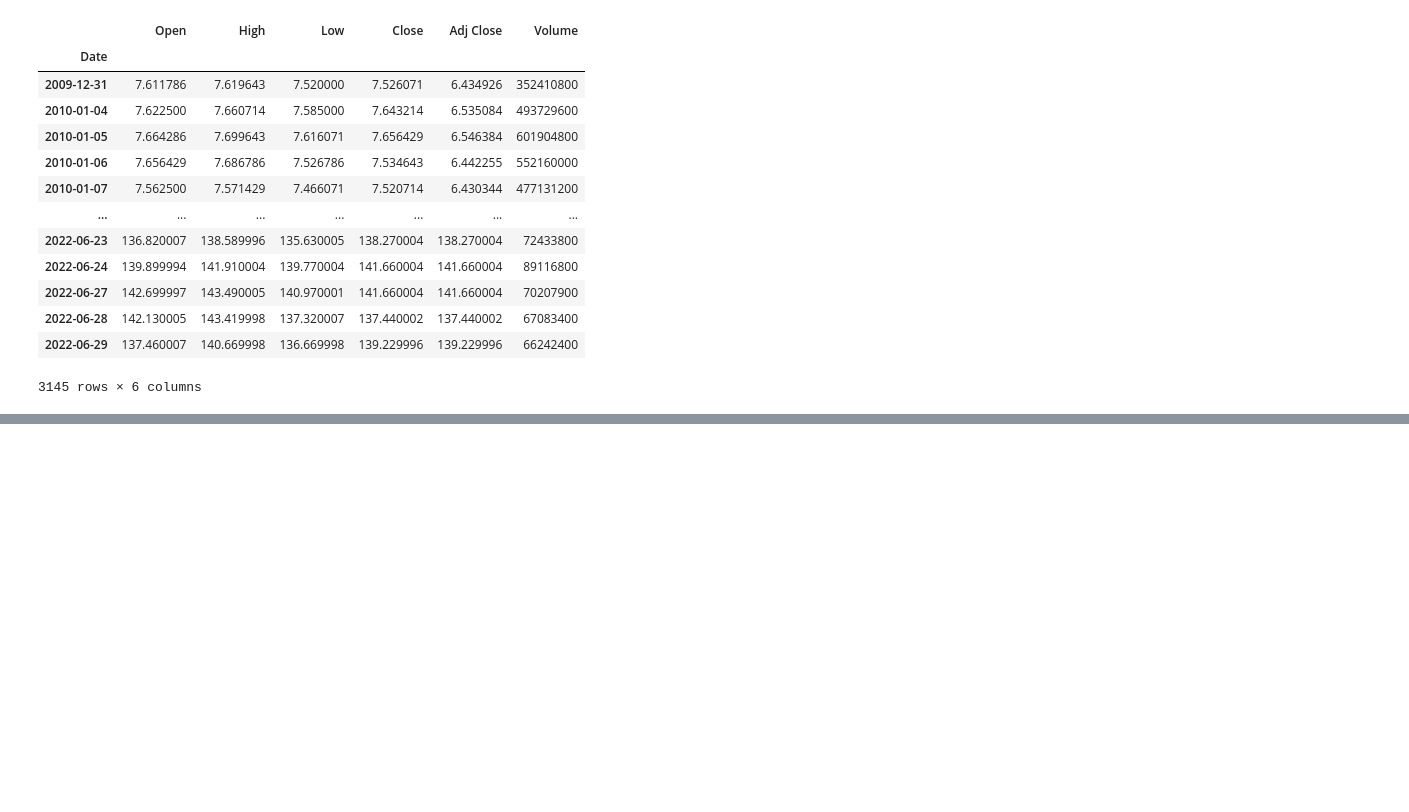
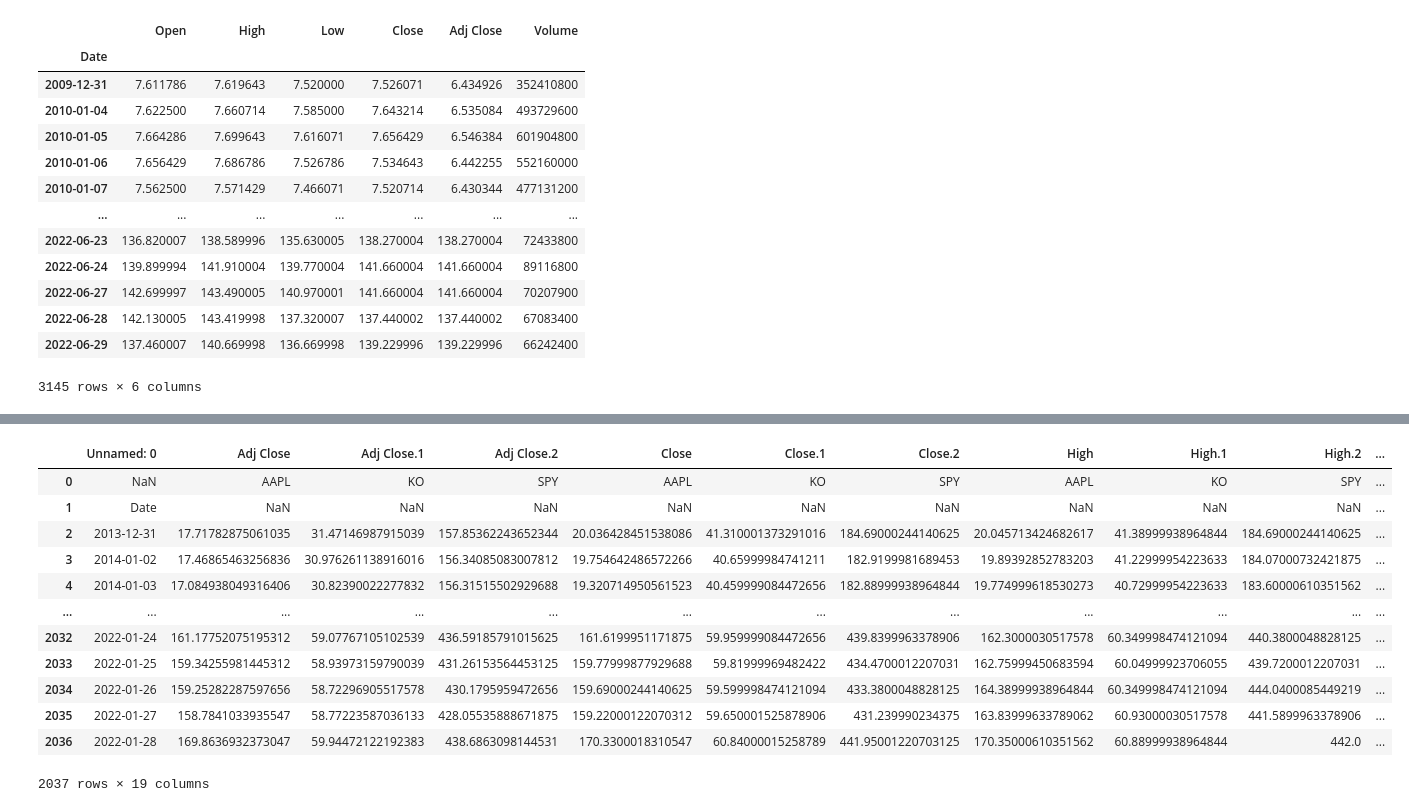
Before and after one commit to Janadhi14/Algo-trading, a Jupyter notebook: Introduction.ipynb, the cells around one changed output, grey strips where cells are left out. Cells and saved outputs as stored; diff of their text form; code cells hidden in the pictures; blank space fills up the shorter version.

```diff
--- a/Introduction.ipynb
+++ b/Introduction.ipynb
@@ -54,0 +104,20 @@ stocks
+# %%
+# now we are going to read a csv using pandas
+stocks= pd.read_csv("tickers.csv");
+# this will import the csv file and set it equal to the variable stocks
+# %%
+stocks
+# %% [output]
+|  | Unnamed: 0 | Adj Close | Adj Close.1 | Adj Close.2 | Close | Close.1 | Close.2 | High | High.1 | High.2 | ... |
+| 0 | NaN | AAPL | KO | SPY | AAPL | KO | SPY | AAPL | KO | SPY | ... |
+| 1 | Date | NaN | NaN | NaN | NaN | NaN | NaN | NaN | NaN | NaN | ... |
+| 2 | 2013-12-31 | 17.71782875061035 | 31.47146987915039 | 157.85362243652344 | 20.036428451538086 | 41.310001373291016 | 184.69000244140625 | 20.045713424682617 | 41.38999938964844 | 184.69000244140625 | ... |
+| 3 | 2014-01-02 | 17.46865463256836 | 30.976261138916016 | 156.34085083007812 | 19.754642486572266 | 40.65999984741211 | 182.9199981689453 | 19.89392852783203 | 41.22999954223633 | 184.07000732421875 | ... |
+| 4 | 2014-01-03 | 17.084938049316406 | 30.82390022277832 | 156.31515502929688 | 19.320714950561523 | 40.459999084472656 | 182.88999938964844 | 19.774999618530273 | 40.72999954223633 | 183.60000610351562 | ... |
+| ... | ... | ... | ... | ... | ... | ... | ... | ... | ... | ... | ... |
+| 2032 | 2022-01-24 | 161.17752075195312 | 59.07767105102539 | 436.59185791015625 | 161.6199951171875 | 59.959999084472656 | 439.8399963378906 | 162.3000030517578 | 60.349998474121094 | 440.3800048828125 | ... |
+| 2033 | 2022-01-25 | 159.34255981445312 | 58.93973159790039 | 431.26153564453125 | 159.77999877929688 | 59.81999969482422 | 434.4700012207031 | 162.75999450683594 | 60.04999923706055 | 439.7200012207031 | ... |
+| 2034 | 2022-01-26 | 159.25282287597656 | 58.72296905517578 | 430.1795959472656 | 159.69000244140625 | 59.599998474121094 | 433.3800048828125 | 164.38999938964844 | 60.349998474121094 | 444.0400085449219 | ... |
+| 2035 | 2022-01-27 | 158.7841033935547 | 58.77223587036133 | 428.05535888671875 | 159.22000122070312 | 59.650001525878906 | 431.239990234375 | 163.83999633789062 | 60.93000030517578 | 441.5899963378906 | ... |
+| 2036 | 2022-01-28 | 169.8636932373047 | 59.94472122192383 | 438.6863098144531 | 170.3300018310547 | 60.84000015258789 | 441.95001220703125 | 170.35000610351562 | 60.88999938964844 | 442.0 | ... |
+2037 rows × 19 columns
```
Also changed, not shown: parts of 9 cells of this notebook, 1 other file.
